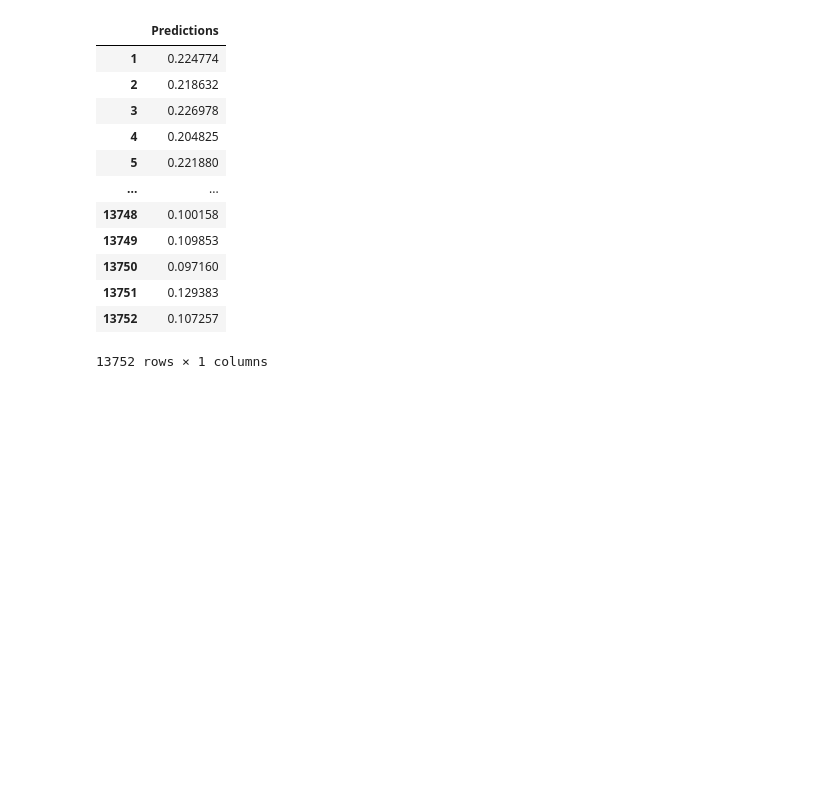
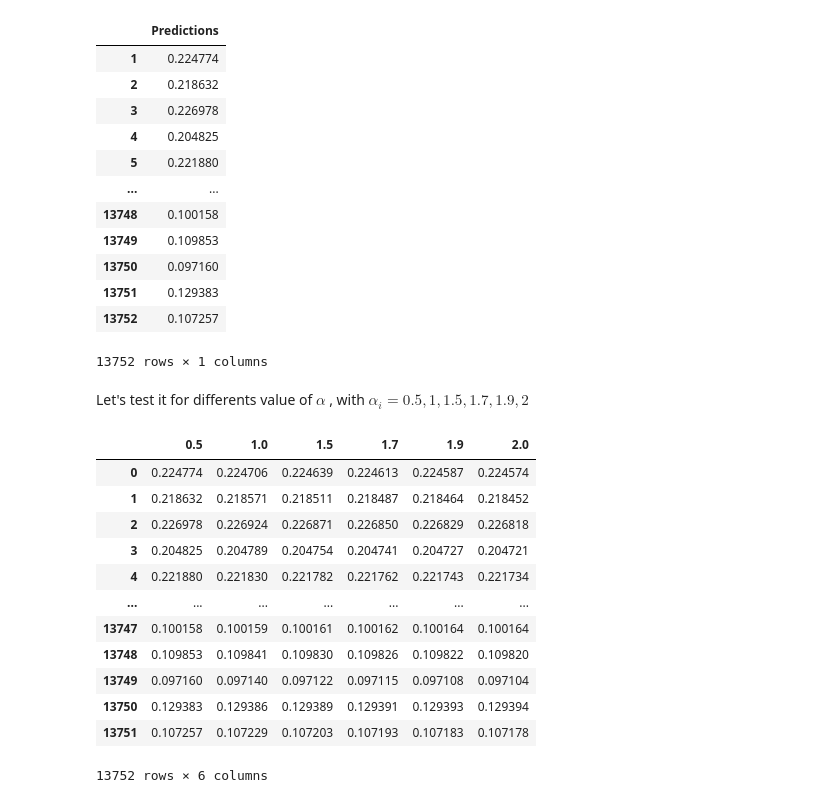
Before and after one commit to Ashraf-Khabar/Mean-time-to-predict-the-Occupation-Of-Trains, a Jupyter notebook: main.ipynb, the cells around one changed output. Saved outputs shown, nothing was run; the diff lists cells and outputs as text; code cells hidden in the pictures; blank space fills up the shorter version.

```diff
--- a/main.ipynb
+++ b/main.ipynb
@@ -567,3 +567,5 @@ predictions_df
 | 13751 | 0.129383 |
 | 13752 | 0.107257 |
 13752 rows × 1 columns
+# %% [markdown]
+Let's test it for differents value of $\alpha$ , with $\alpha_i = 0.5, 1, 1.5, 1.7, 1.9, 2$
@@ -569,0 +586,16 @@ predictions_df
+# %%
+pred
+# %% [output]
+|  | 0.5 | 1.0 | 1.5 | 1.7 | 1.9 | 2.0 |
+| 0 | 0.224774 | 0.224706 | 0.224639 | 0.224613 | 0.224587 | 0.224574 |
+| 1 | 0.218632 | 0.218571 | 0.218511 | 0.218487 | 0.218464 | 0.218452 |
+| 2 | 0.226978 | 0.226924 | 0.226871 | 0.226850 | 0.226829 | 0.226818 |
+| 3 | 0.204825 | 0.204789 | 0.204754 | 0.204741 | 0.204727 | 0.204721 |
+| 4 | 0.221880 | 0.221830 | 0.221782 | 0.221762 | 0.221743 | 0.221734 |
+| ... | ... | ... | ... | ... | ... | ... |
+| 13747 | 0.100158 | 0.100159 | 0.100161 | 0.100162 | 0.100164 | 0.100164 |
+| 13748 | 0.109853 | 0.109841 | 0.109830 | 0.109826 | 0.109822 | 0.109820 |
+| 13749 | 0.097160 | 0.097140 | 0.097122 | 0.097115 | 0.097108 | 0.097104 |
+| 13750 | 0.129383 | 0.129386 | 0.129389 | 0.129391 | 0.129393 | 0.129394 |
+| 13751 | 0.107257 | 0.107229 | 0.107203 | 0.107193 | 0.107183 | 0.107178 |
+13752 rows × 6 columns
```
Also changed, not shown: parts of 5 cells of this notebook.
